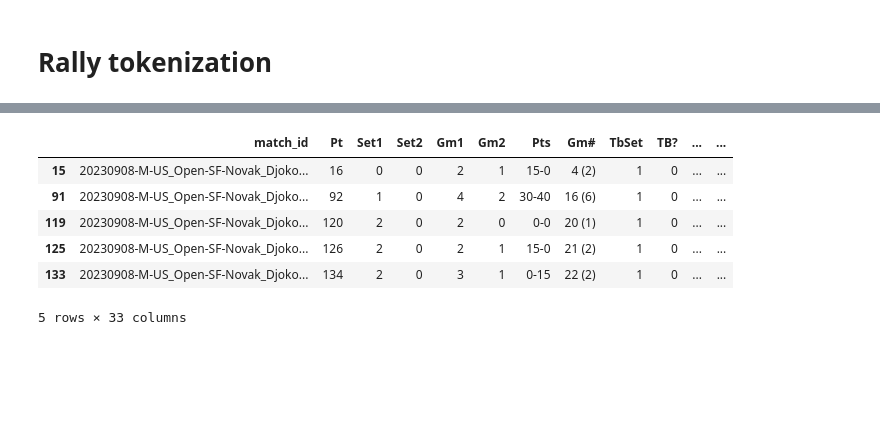
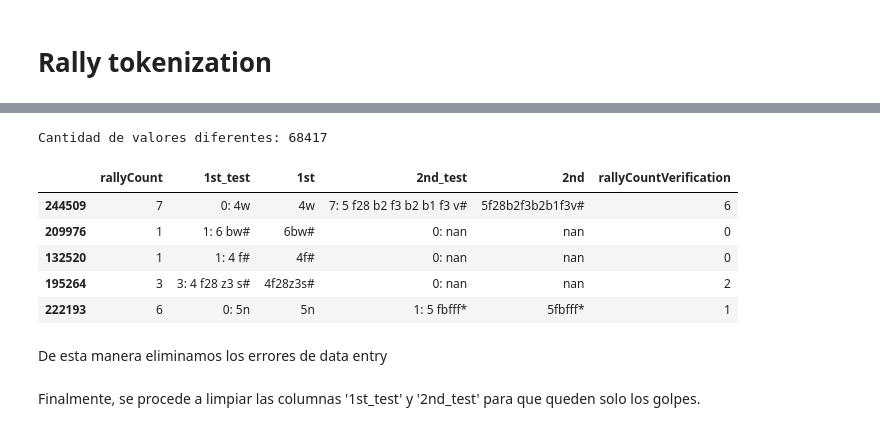
Before and after one commit to adelgado24/TP_final, a Jupyter notebook: tenis/main.ipynb, the cells around one changed output, grey strips where cells are left out. Cells and saved outputs as stored; diff of their text form; code cells hidden in the pictures; blank space fills up the shorter version.

```diff
--- a/tenis/main.ipynb
+++ b/tenis/main.ipynb
@@ -29,3 +41,6 @@ charting = pd.read_csv('tennis_MatchChartingProject-master/charting-m-points-202
+# %%
+#append de dataframes with concat
+charting = pd.concat([charting, ptos_2010, ptos_to_2009])
 # %%
 charting['rallyCount'] = pd.to_numeric(charting['rallyCount'], errors='coerce')
 charting['rallyCount'].mean()
@@ -50,21 +73,22 @@ import pandas as pd
 import re
 
 errores = r'[ndxwg!e+]'
+errores_saque = r'[nwdxg!eVc]'
 
 # Parsing function (customize as needed)
 def parse_sequence(sequence):
     result = []
     pos = 0  # Initialize position
 
-    # Extract the serve data
-    serve_pattern = rf'^([456]{errores}?)'
+    # Saque
+    serve_pattern = rf'^([456]{errores_saque}?)'
     match = re.match(serve_pattern, sequence)
     if match:
         serve = match.group(1)
         result.append(serve)
         pos = match.end()
 
-    # Extract shot 1
+    # Devolucion
     shot1_pattern = fr'([a-zA-Z]\d[789]?{errores}?)'
     match = re.match(shot1_pattern, sequence[pos:])
     if match:
@@ -72,14 +96,14 @@ def parse_sequence(sequence):
         result.append(shot1)
         pos += match.end()
 
-    # Extract shots 2 to n
+    # Post devolucion
     shots_pattern = rf'([a-zA-Z]\d{errores}?)'
     shots_matches = re.finditer(shots_pattern, sequence[pos:])
     for m in shots_matches:
         result.append(m.group(1))
     pos += m.end() if 'm' in locals() else 0
 
-    # Extract the error
+    # final del punto
     error = sequence[pos:]
     if error:
         result.append(error)
@@ -112,5 +134,8 @@ charting
 # %%
 def get_rally_count(row):
+
+    """Get the rally count of parsed shots"""
+
     if row['1stIn'] == 1:
         if row['1st_test'][-1] != '*':
             return int(row['1st_test'].split(':')[0]) - 1
@@ -125,20 +150,26 @@ def get_rally_count(row):
 charting.loc[:, 'rallyCountVerification'] = charting.apply(get_rally_count, axis=1)
 charting.loc[:, 'rallyCountVerification'] = charting['rallyCountVerification'].apply(lambda x: x if x != -1 else 0)
 # %%
-charting = charting.dropna(subset=['rallyCount'])
-charting.loc[:,'rallyCount'] = charting['rallyCount'].astype(int)
+charting = charting.dropna(subset=['rallyCount'])  # Drop rows with NaN in 'rallyCount'
+charting[charting.columns[charting.columns.get_loc('rallyCount')]] = charting['rallyCount'].astype(int)
 # %%
-#De esta manera se puede ver cuantos valores son diferentes, comprobando que la diferencia se da por errores de data entry
+# De esta manera se puede ver cuantos valores son diferentes, comprobando que la diferencia se da por errores de data entry
 differences = charting[charting['rallyCountVerification'].ne(charting['rallyCount'])]
-differences.head()
+print(f'Cantidad de valores diferentes: {differences.shape[0]}')
+
+differences[['rallyCount', '1st_test', '1st','2nd_test','2nd', 'rallyCountVerification']].sample(5)
 # %% [output]
+Cantidad de valores diferentes: 68417
-|  | match_id | Pt | Set1 | Set2 | Gm1 | Gm2 | Pts | Gm# | TbSet | TB? | ... | ... |
-| 15 | 20230908-M-US_Open-SF-Novak_Djoko... | 16 | 0 | 0 | 2 | 1 | 15-0 | 4 (2) | 1 | 0 | ... | ... |
-| 91 | 20230908-M-US_Open-SF-Novak_Djoko... | 92 | 1 | 0 | 4 | 2 | 30-40 | 16 (6) | 1 | 0 | ... | ... |
-| 119 | 20230908-M-US_Open-SF-Novak_Djoko... | 120 | 2 | 0 | 2 | 0 | 0-0 | 20 (1) | 1 | 0 | ... | ... |
-| 125 | 20230908-M-US_Open-SF-Novak_Djoko... | 126 | 2 | 0 | 2 | 1 | 15-0 | 21 (2) | 1 | 0 | ... | ... |
-| 133 | 20230908-M-US_Open-SF-Novak_Djoko... | 134 | 2 | 0 | 3 | 1 | 0-15 | 22 (2) | 1 | 0 | ... | ... |
+|  | rallyCount | 1st_test | 1st | 2nd_test | 2nd | rallyCountVerification |
+| 244509 | 7 | 0: 4w | 4w | 7: 5 f28 b2 f3 b2 b1 f3 v# | 5f28b2f3b2b1f3v# | 6 |
+| 209976 | 1 | 1: 6 bw# | 6bw# | 0: nan | nan | 0 |
+| 132520 | 1 | 1: 4 f# | 4f# | 0: nan | nan | 0 |
+| 195264 | 3 | 3: 4 f28 z3 s# | 4f28z3s# | 0: nan | nan | 2 |
+| 222193 | 6 | 0: 5n | 5n | 1: 5 fbfff* | 5fbfff* | 1 |
-5 rows × 33 columns
+# %% [markdown]
+De esta manera eliminamos los errores de data entry
+# %% [markdown]
+Finalmente, se procede a limpiar las columnas '1st_test' y '2nd_test' para que queden solo los golpes.
 # %%
 charting.loc[:,'1st_test'] = charting['1st_test'].str.split(':').str[1]
 charting.loc[:,'2nd_test'] = charting['2nd_test'].str.split(':').str[1]
```
Also changed, not shown: parts of 33 cells of this notebook, 25 other files.
